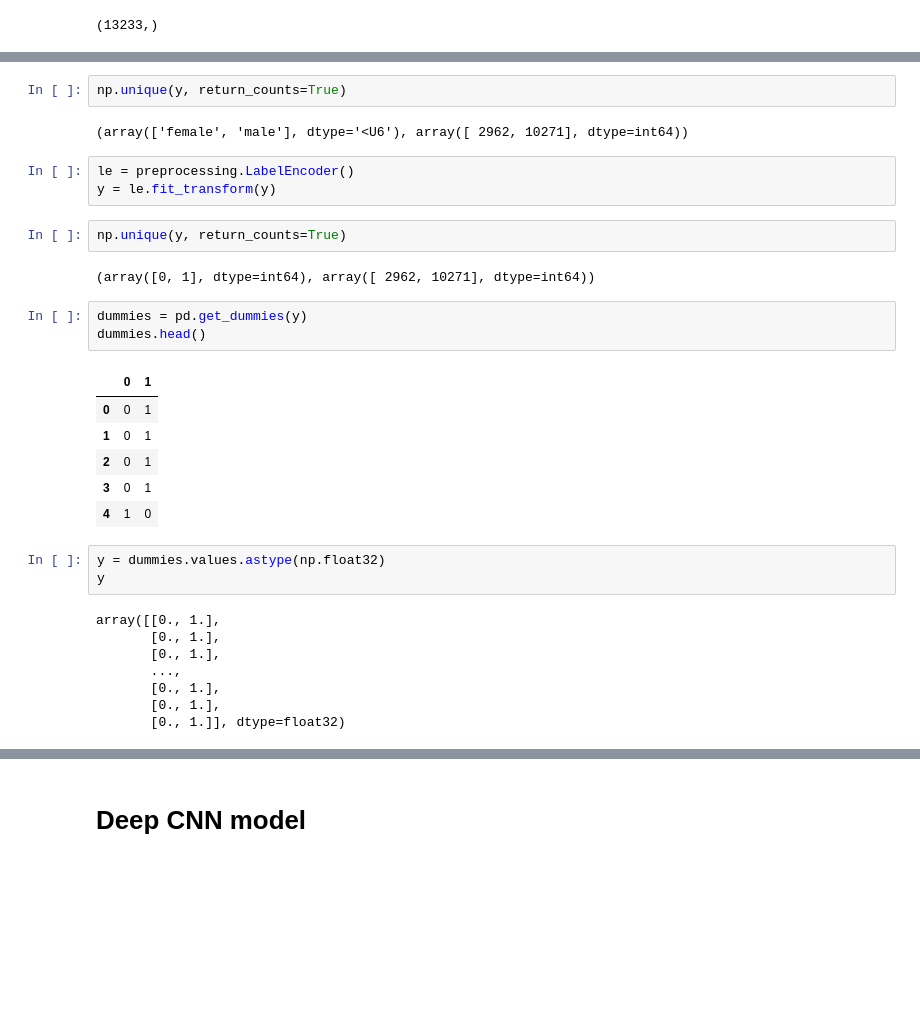
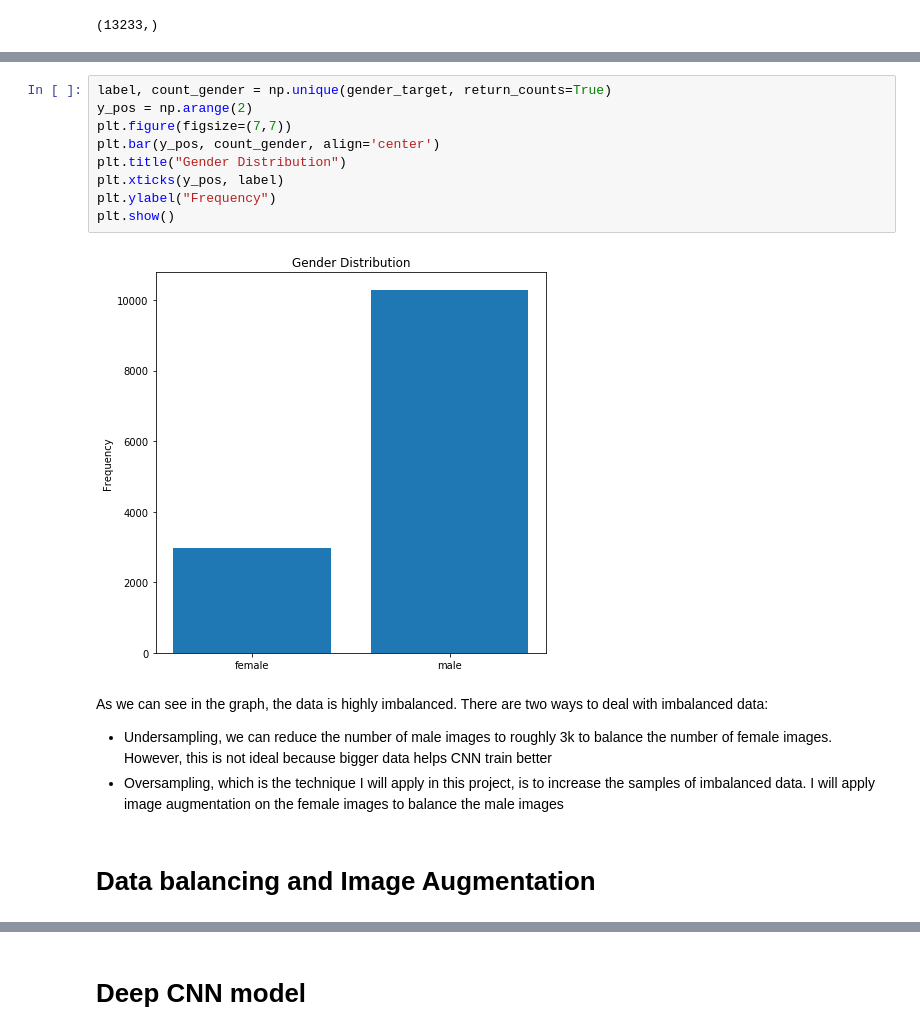
Before and after one commit to hgdangkhoi/Gender-Classification, a Jupyter notebook: Gender Classification.ipynb, the cells around one changed output, grey strips where cells are left out. Saved outputs shown, nothing was run; the diff lists cells and outputs as text; blank space fills up the shorter version.

```diff
--- a/Gender Classification.ipynb
+++ b/Gender Classification.ipynb
@@ -209,32 +121,17 @@ lfw_people.target.shape
-# %%
-np.unique(y, return_counts=True)
-# %% [output]
-(array(['female', 'male'], dtype='<U6'), array([ 2962, 10271], dtype=int64))
-# %%
-le = preprocessing.LabelEncoder()
-y = le.fit_transform(y)
-# %%
-np.unique(y, return_counts=True)
-# %% [output]
-(array([0, 1], dtype=int64), array([ 2962, 10271], dtype=int64))
-# %%
-dummies = pd.get_dummies(y)
-dummies.head()
-# %% [output]
-|  | 0 | 1 |
-| 0 | 0 | 1 |
-| 1 | 0 | 1 |
-| 2 | 0 | 1 |
-| 3 | 0 | 1 |
-| 4 | 1 | 0 |
-# %%
-y = dummies.values.astype(np.float32)
-y
-# %% [output]
-array([[0., 1.],
-       [0., 1.],
-       [0., 1.],
-       ...,
-       [0., 1.],
-       [0., 1.],
-       [0., 1.]], dtype=float32)
+# %%
+label, count_gender = np.unique(gender_target, return_counts=True)
+y_pos = np.arange(2)
+plt.figure(figsize=(7,7))
+plt.bar(y_pos, count_gender, align='center')
+plt.title("Gender Distribution")
+plt.xticks(y_pos, label)
+plt.ylabel("Frequency")
+plt.show()
+# %% [output]
+[figure, added]
+# %% [markdown]
+As we can see in the graph, the data is highly imbalanced. There are two ways to deal with imbalanced data:
+  * Undersampling, we can reduce the number of male images to roughly 3k to balance the number of female images. However, this is not ideal because bigger data helps CNN train better
+  * Oversampling, which is the technique I will apply in this project, is to increase the samples of imbalanced data. I will apply image augmentation on the female images to balance the male images
+# %% [markdown]
+# Data balancing and Image Augmentation
```
Also changed, not shown: parts of 48 cells of this notebook, 1 other file.
